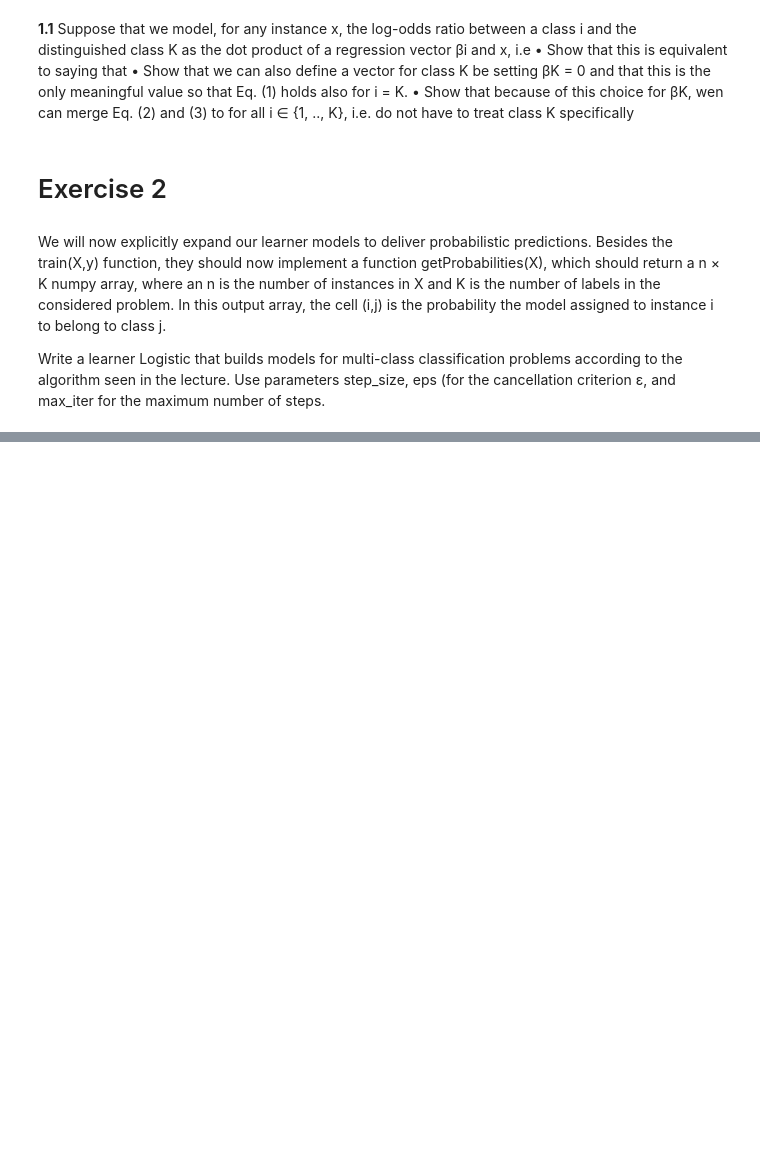
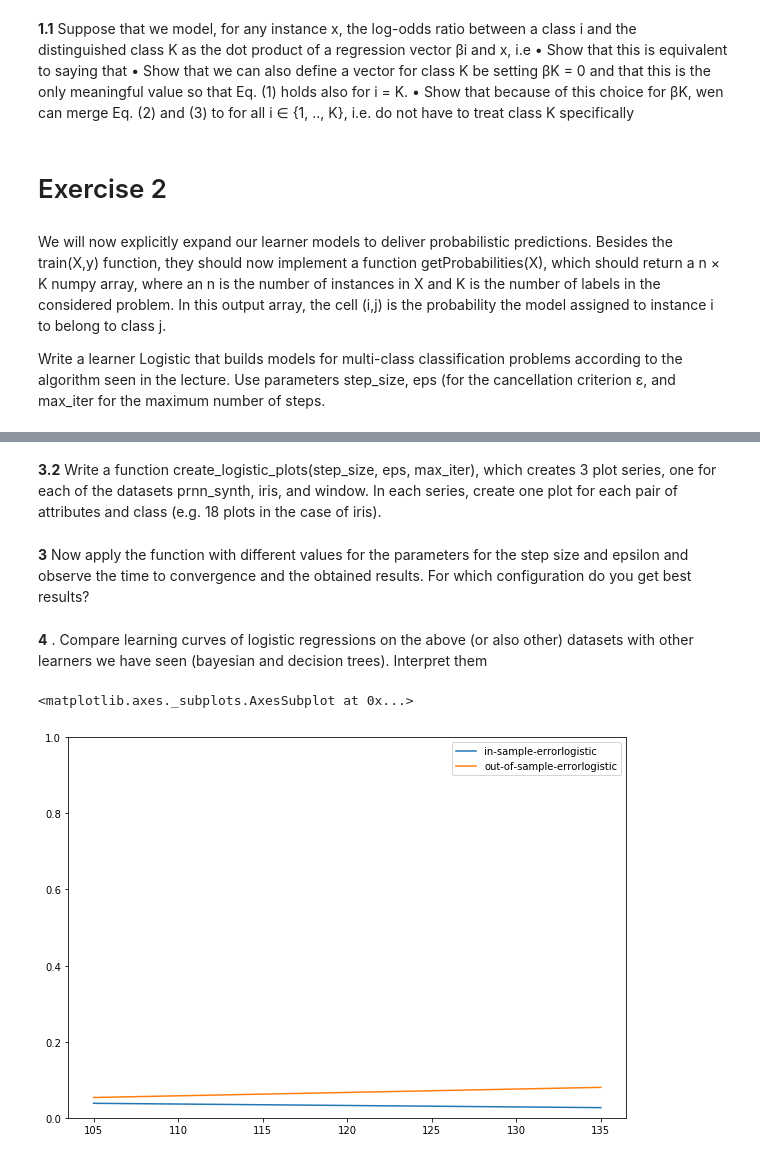
Before and after one commit to davidheay/ML, a Jupyter notebook: Sheets/Sheet 4/Sheet4.ipynb, the cells around one changed output, grey strips where cells are left out. Cells and saved outputs as stored; diff of their text form; code cells hidden in the pictures; blank space fills up the shorter version.

```diff
--- a/Sheets/Sheet 4/Sheet4.ipynb
+++ b/Sheets/Sheet 4/Sheet4.ipynb
@@ -34,15 +34,3 @@ array, the cell (i,j) is the probability the model assigned to instance i to bel
 Write a learner Logistic that builds models for multi-class classification problems according
 to the algorithm seen in the lecture. Use parameters step_size, eps (for the cancellation
 criterion ε, and max_iter for the maximum number of steps.
-# %%
-class Logistic:
-    def __init__(self, _step_size=5, _eps=0.95, _max_iter=100):
-        self._step_size = _step_size
-        self._eps = _eps
-        self.max_iter = _max_iter
-    def train(self,_X,_Y):
-        pass
-    def predict(self,_X):
-        pass
-    def getProbabilites(self,_X):
-        pass
@@ -48,0 +160,4 @@ class Logistic:
+# %% [markdown]
+**3.2**  Write a function create_logistic_plots(step_size, eps, max_iter), which creates
+3 plot series, one for each of the datasets prnn_synth, iris, and window. In each series,
+create one plot for each pair of attributes and class (e.g. 18 plots in the case of iris).
@@ -48,0 +183,3 @@ class Logistic:
+# %% [markdown]
+**3** Now apply the function with different values for the parameters for the step size and
+epsilon and observe the time to convergence and the obtained results. For which configuration do you get best results?
@@ -48,0 +200,15 @@ class Logistic:
+# %% [markdown]
+**4** . Compare learning curves of logistic regressions on the above (or also other) datasets with
+other learners we have seen (bayesian and decision trees). Interpret them
+# %%
+df = pd.read_csv('iris.csv').to_numpy()
+X = df[:, :4]
+Y = df[:, -1]
+pca = decomposition.PCA(n_components=2)
+pca.fit(X)
+X = pca.transform(X)
+fig, ax = plt.subplots(1,1,figsize=(10,7))
+plot_learning_curves(Logistic(),X,Y,ax)
+# %% [output]
+<matplotlib.axes._subplots.AxesSubplot at 0x...>
+[figure, added]
```
Also changed, not shown: parts of 7 cells of this notebook, 3 other files.
